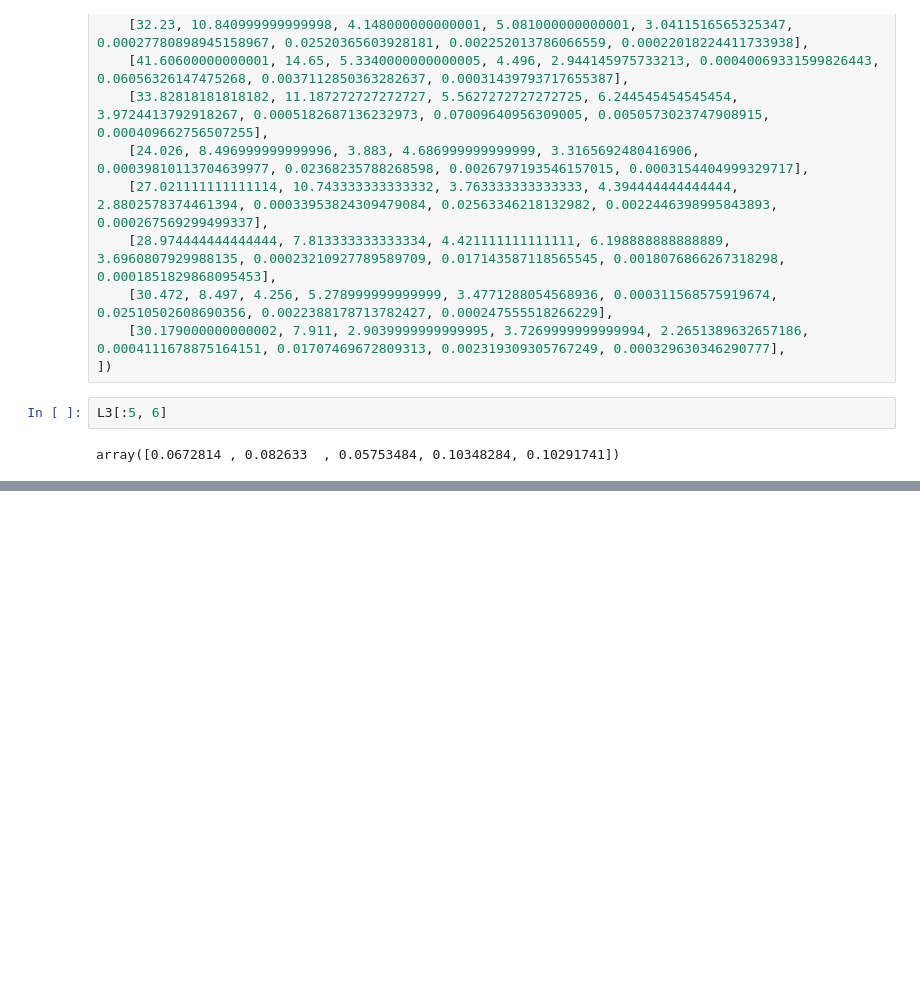
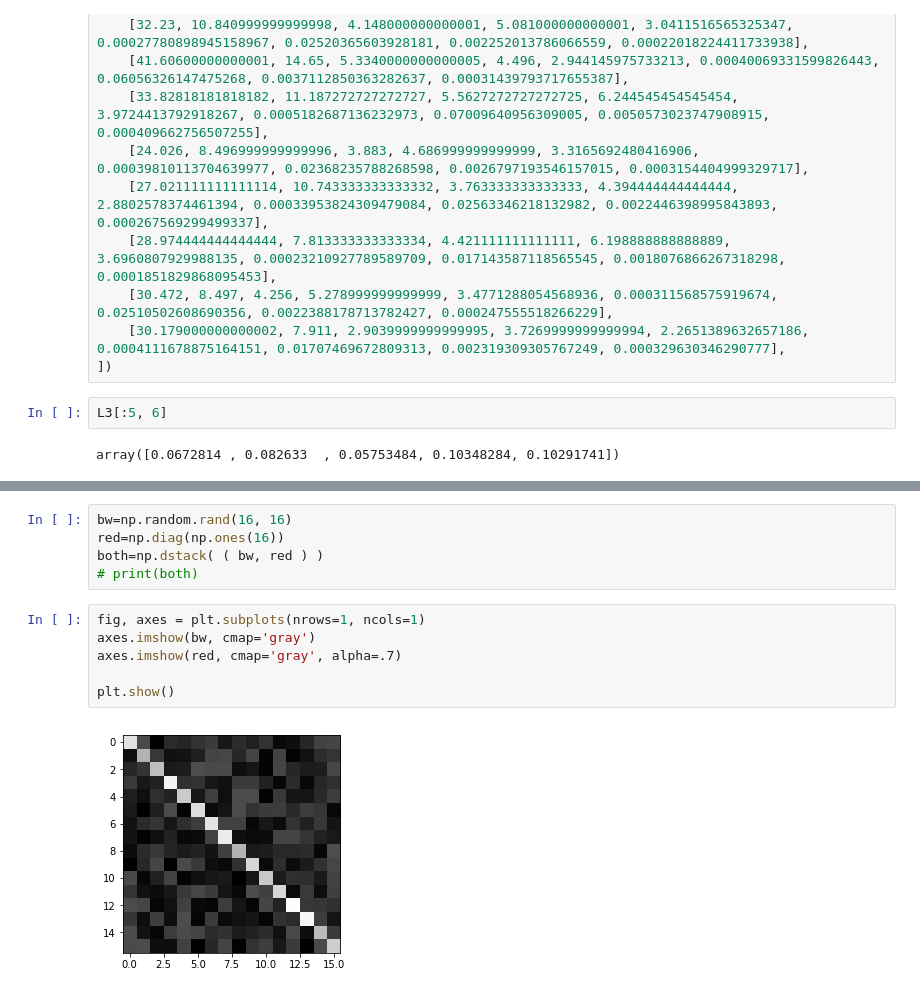
Before and after one commit to Yennda/spr_microscopy, a Jupyter notebook: plots.ipynb, the cells around one changed output, grey strips where cells are left out. Cells and saved outputs as stored; diff of their text form; blank space fills up the shorter version.

Commit message:
finished "both" and "toggle" view

```diff
--- a/plots.ipynb
+++ b/plots.ipynb
@@ -86,0 +88,13 @@ axes.legend(loc=2)
+# %%
+bw=np.random.rand(16, 16)
+red=np.diag(np.ones(16))
+both=np.dstack( ( bw, red ) )
+# print(both)
+# %%
+fig, axes = plt.subplots(nrows=1, ncols=1)
+axes.imshow(bw, cmap='gray')
+axes.imshow(red, cmap='gray', alpha=.7)
+
+plt.show()
+# %% [output]
+[figure, added]
```
Also changed, not shown: parts of 3 cells of this notebook, 4 other files.
